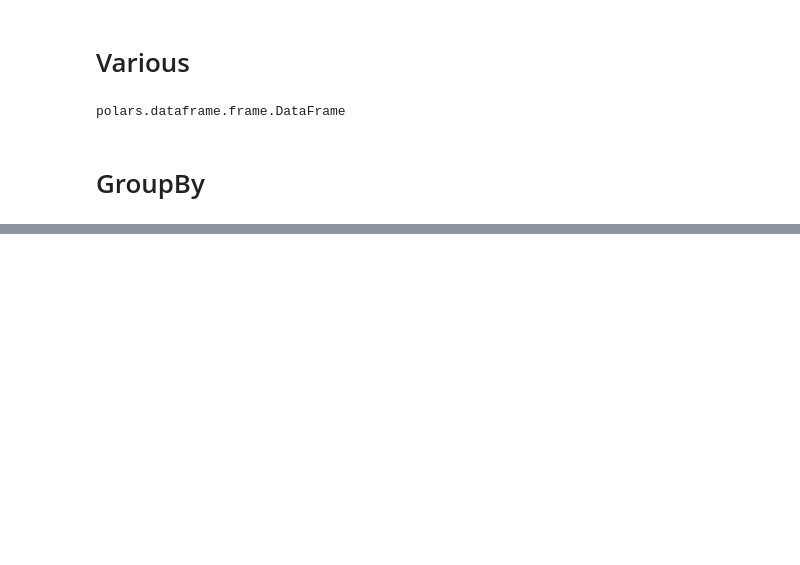
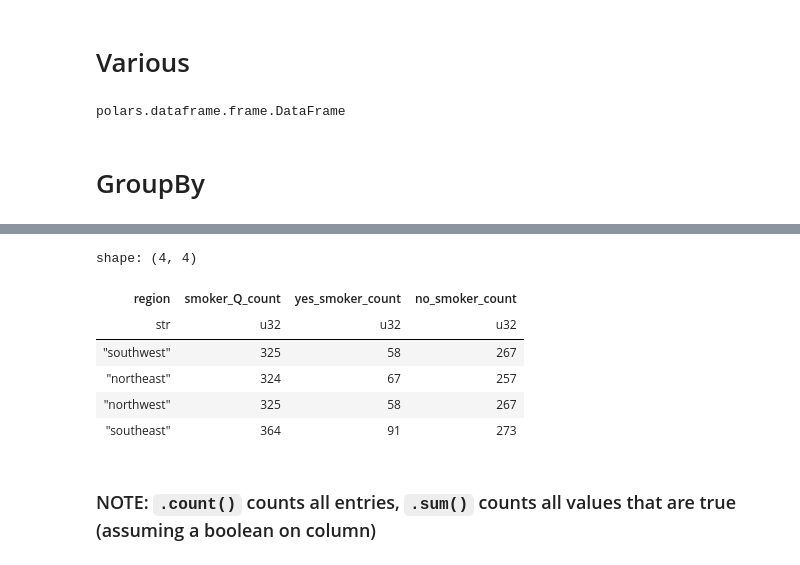
Before and after one commit to ethanmsl/polar-jupyter, a Jupyter notebook: polars-local.ju.ipynb, the cells around one changed output, grey strips where cells are left out. Saved outputs shown, nothing was run; the diff lists cells and outputs as text; code cells hidden in the pictures; blank space fills up the shorter version.

```diff
--- a/polars-local.ju.ipynb
+++ b/polars-local.ju.ipynb
@@ -99,0 +336,24 @@ TypeError: DataFrame.__init__() got an unexpected keyword argument 'columns'
+# %%
+q = (
+    pl.scan_csv("data/insurance.csv")
+    .groupby(by="region")
+    .agg(
+        [
+            pl.col("smoker").count().alias("smoker_Q_count"),
+            (pl.col("smoker") == "yes").sum().alias("yes_smoker_count"),
+            (pl.col("smoker") == "no").sum().alias("no_smoker_count"),
+        ]
+    )
+)
+
+q.collect()
+# %% [output]
+shape: (4, 4)
+| region | smoker_Q_count | yes_smoker_count | no_smoker_count |
+| str | u32 | u32 | u32 |
+| "southwest" | 325 | 58 | 267 |
+| "northeast" | 324 | 67 | 257 |
+| "northwest" | 325 | 58 | 267 |
+| "southeast" | 364 | 91 | 273 |
+# %% [markdown]
+### NOTE: `.count()` counts all entries, `.sum()` counts all values that are true (assuming a boolean on column)
```
Also changed, not shown: parts of 16 cells of this notebook.
